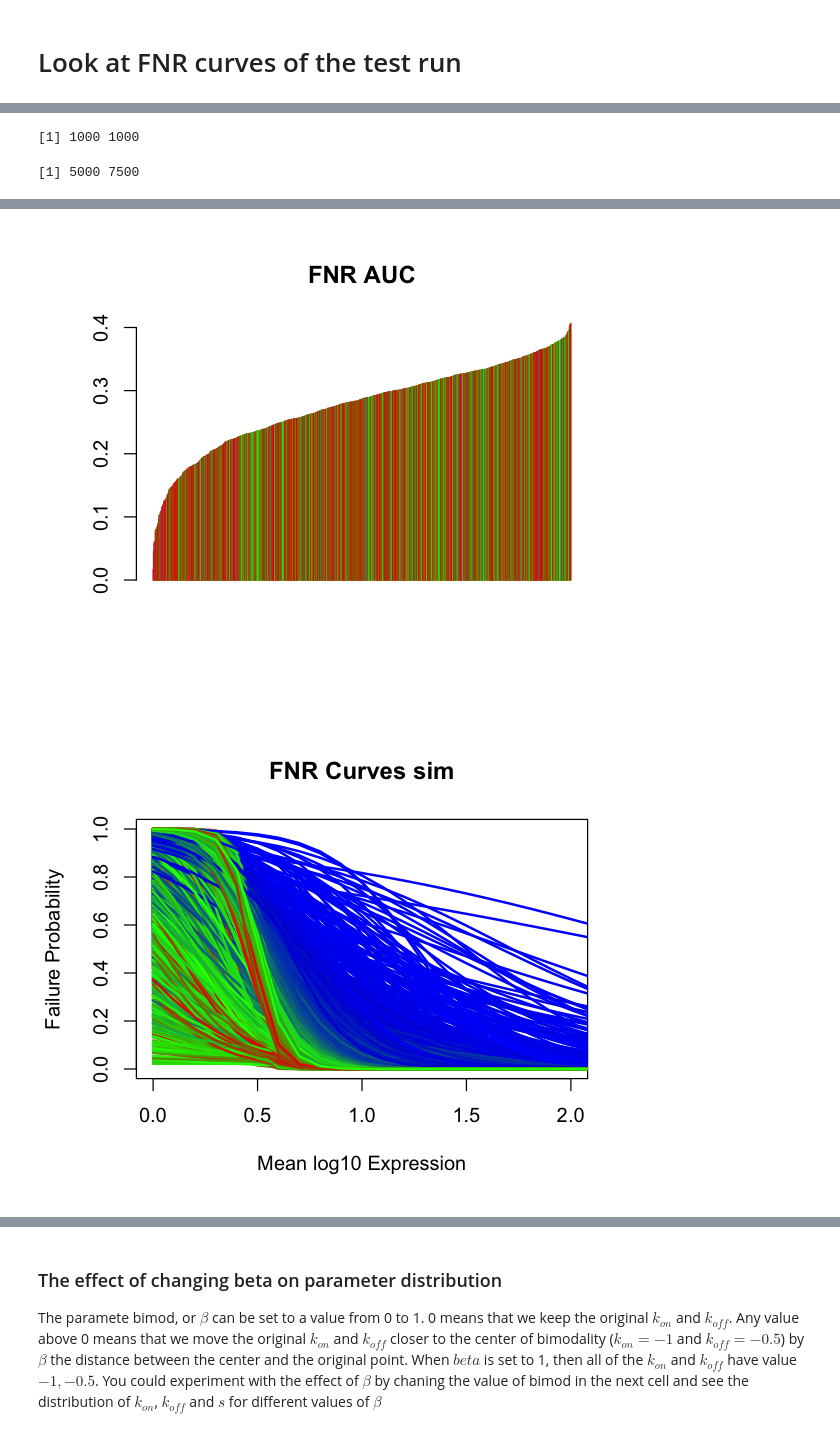
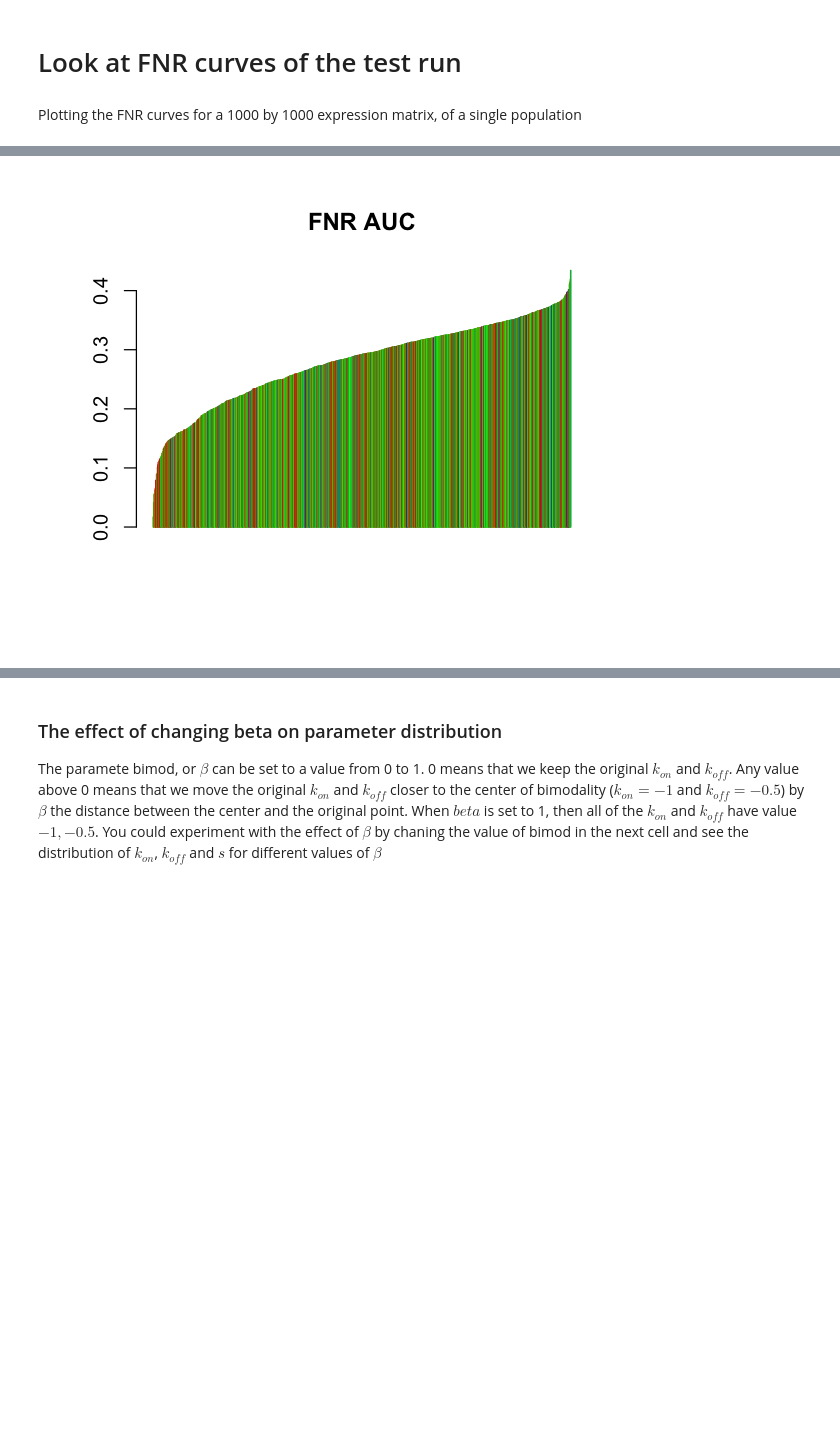
Before and after one commit to YosefLab/SymSim, a Jupyter notebook: Manual.ipynb, the cells around one changed output, grey strips where cells are left out. Saved outputs shown, nothing was run; the diff lists cells and outputs as text; code cells hidden in the pictures; blank space fills up the shorter version.

```diff
--- a/Manual.ipynb
+++ b/Manual.ipynb
@@ -90,18 +98,14 @@ temp<-sim1Pop1Batch(evf_mean=rep(1,nevf), evf_sd=rep(0.2,nevf),ncells=ncells,
 # ord3<-PlotCountHeatmap(LogDist(temp[[4]],log_count_bins),rowMeans(temp[[4]]),NA,1,paste('biasedcounts.bimod=',bimod,'.jpeg',sep=''))
 # %% [markdown]
 # Look at FNR curves of the test run
+# %% [markdown]
+Plotting the FNR curves for a 1000 by 1000 expression matrix, of a single population
 # %%
 rescale2range <- function(vec, n){ # rescale the values in vec such that the lagest is n, and the smallest is 1.
   a <- (n-1)/(max(vec)-min(vec))
   return(a*vec+(1-a*min(vec)))
 }
 
-plotFNR(temp[[3]],'sim',2000)
-dim(temp[[3]])
-
-load('20170819.bimod=0.alpha=0.1.evf_sd=0.2.batch=0.9.3batches.robj')
-temp <- result[[1]]
-dim(temp[[3]])
-plotFNR(temp[[3]],'sim',2000)
+plotFNR(temp[[4]],'sim',2000)
 # %% [output]
 Warning message:
@@ -112,2 +113,0 @@ Warning message:
-[1] 1000 1000
-[1] 5000 7500
@@ -117,2 +114 @@ Warning message:
-[figure, old version]
+[figure, new version]
-[figure, removed]
```
Also changed, not shown: parts of 17 cells of this notebook, 3 other files.
